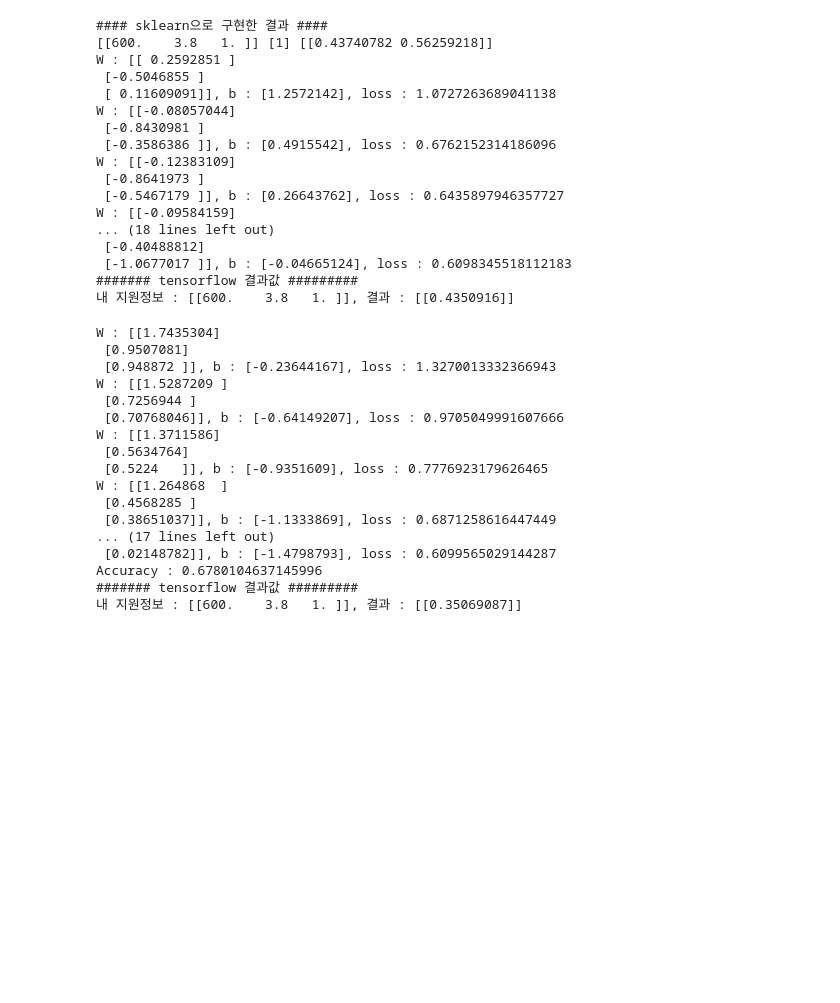
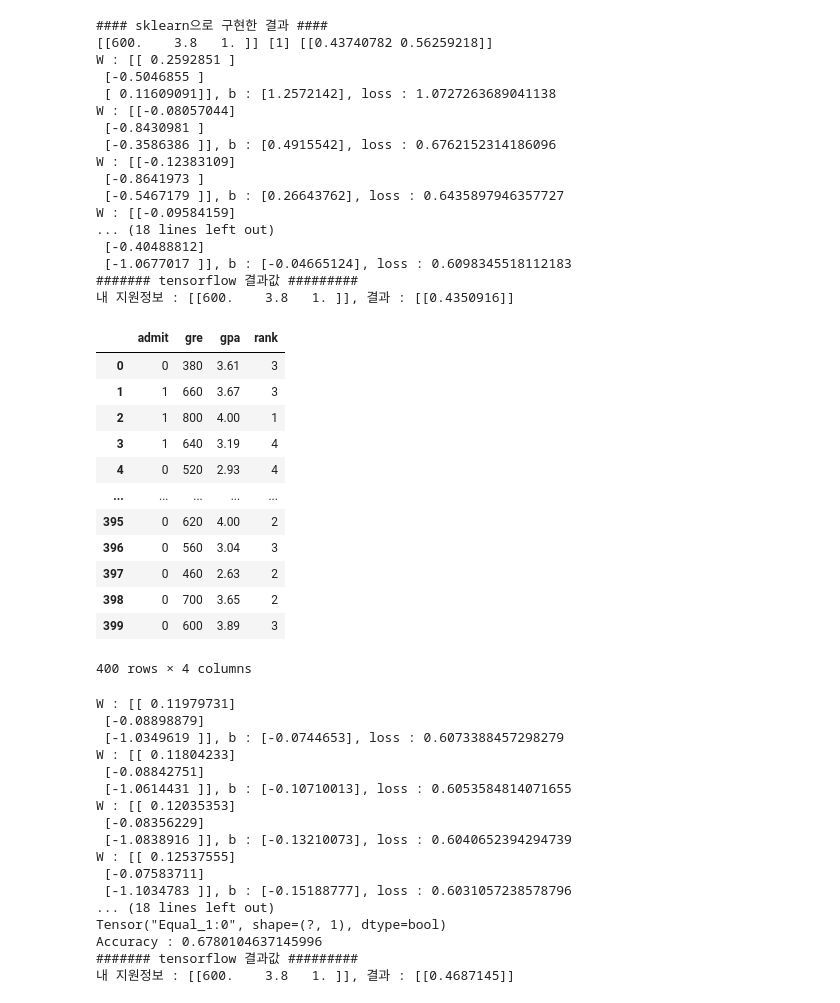
Before and after one commit to Souuul/numpy-pandas, a Jupyter notebook: Logistic_Regresion_0929.ipynb, the cells around one changed output. Drawn from its saved outputs; the diff is of its cells as text; code cells hidden in the pictures; blank space fills up the shorter version.

```diff
--- a/Logistic_Regresion_0929.ipynb
+++ b/Logistic_Regresion_0929.ipynb
@@ -358,7 +359,7 @@ from sklearn.preprocessing import MinMaxScaler
 
 # Raw Data Loading
 df = pd.read_csv('./data/admission.csv')
-
+display(df)
 # 결측치 확인
 # df.isnull().sum() 결측치는 없네~
 
@@ -400,47 +401,61 @@ train = tf.train.GradientDescentOptimizer(learning_rate=1e-4).minimize(loss)
 
 # session & 초기화
 sess = tf.Session()
 sess.run(tf.global_variables_initializer())
 
 # 학습
 for step in range(90000):
     _, W_val, b_val, loss_val = sess.run([train, W, b, loss],
                                          feed_dict={X:norm_x_data, T:t_data})
 
     if step % 9000 == 0:
         print('W : {}, b : {}, loss : {}'.format(W_val, b_val, loss_val))
 
 
 # 정확도(Accuracy)측정
 predict = tf.cast(H >= 0.5, dtype=tf.float32)  # True -> 1.0, False -> 0
 correct = tf.equal(predict,T)
+print(correct)
 accuracy = tf.reduce_mean(tf.cast(correct, dtype=tf.float32))
 
 accuracy_val = sess.run(accuracy, feed_dict={X:norm_x_data, T:t_data})
 print('Accuracy : {}'.format(accuracy_val))
 
 # prediction
 my_score = np.array([[600, 3.8,1]])
 scaled_my_score = scaler_x.transform(my_score)
 
 result = sess.run(H,feed_dict={X:scaled_my_score})
 print('####### tensorflow 결과값 #########')
 print('내 지원정보 : {}, 결과 : {}'.format(my_score,result))
 # %% [output]
+|  | admit | gre | gpa | rank |
+| 0 | 0 | 380 | 3.61 | 3 |
+| 1 | 1 | 660 | 3.67 | 3 |
+| 2 | 1 | 800 | 4.00 | 1 |
+| 3 | 1 | 640 | 3.19 | 4 |
+| 4 | 0 | 520 | 2.93 | 4 |
+| ... | ... | ... | ... | ... |
+| 395 | 0 | 620 | 4.00 | 2 |
+| 396 | 0 | 560 | 3.04 | 3 |
+| 397 | 0 | 460 | 2.63 | 2 |
+| 398 | 0 | 700 | 3.65 | 2 |
+| 399 | 0 | 600 | 3.89 | 3 |
-W : [[1.7435304]
- [0.9507081]
- [0.948872 ]], b : [-0.23644167], loss : 1.3270013332366943
-W : [[1.5287209 ]
- [0.7256944 ]
- [0.70768046]], b : [-0.64149207], loss : 0.9705049991607666
-W : [[1.3711586]
- [0.5634764]
- [0.5224   ]], b : [-0.9351609], loss : 0.7776923179626465
-W : [[1.264868  ]
- [0.4568285 ]
- [0.38651037]], b : [-1.1333869], loss : 0.6871258616447449
-... (17 lines left out)
- [0.02148782]], b : [-1.4798793], loss : 0.6099565029144287
-Accuracy : 0.6780104637145996
-####### tensorflow 결과값 #########
-내 지원정보 : [[600.    3.8   1. ]], 결과 : [[0.35069087]]
+400 rows × 4 columns
+W : [[ 0.11979731]
+ [-0.08898879]
+ [-1.0349619 ]], b : [-0.0744653], loss : 0.6073388457298279
+W : [[ 0.11804233]
+ [-0.08842751]
+ [-1.0614431 ]], b : [-0.10710013], loss : 0.6053584814071655
+W : [[ 0.12035353]
+ [-0.08356229]
+ [-1.0838916 ]], b : [-0.13210073], loss : 0.6040652394294739
+W : [[ 0.12537555]
+ [-0.07583711]
+ [-1.1034783 ]], b : [-0.15188777], loss : 0.6031057238578796
+... (18 lines left out)
+Tensor("Equal_1:0", shape=(?, 1), dtype=bool)
+Accuracy : 0.6780104637145996
+####### tensorflow 결과값 #########
+내 지원정보 : [[600.    3.8   1. ]], 결과 : [[0.4687145]]
```
Also changed, not shown: parts of 2 cells of this notebook, 7 other files.
